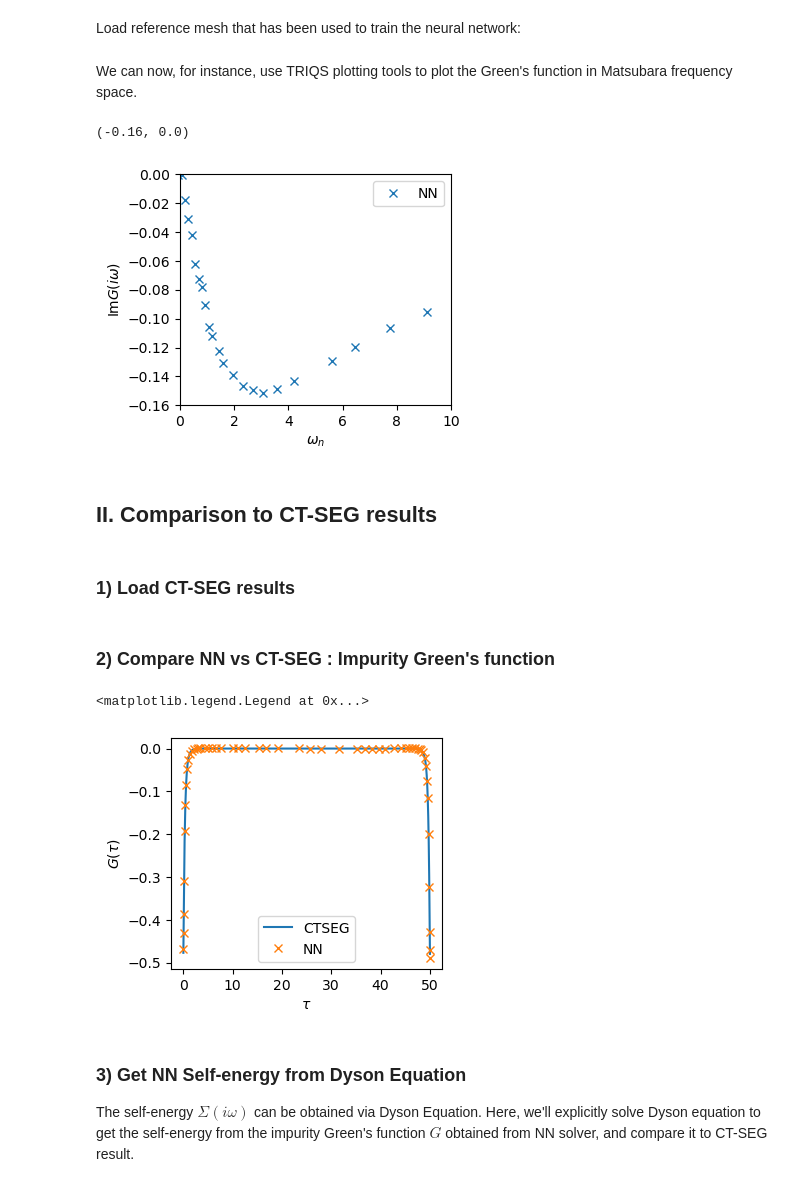
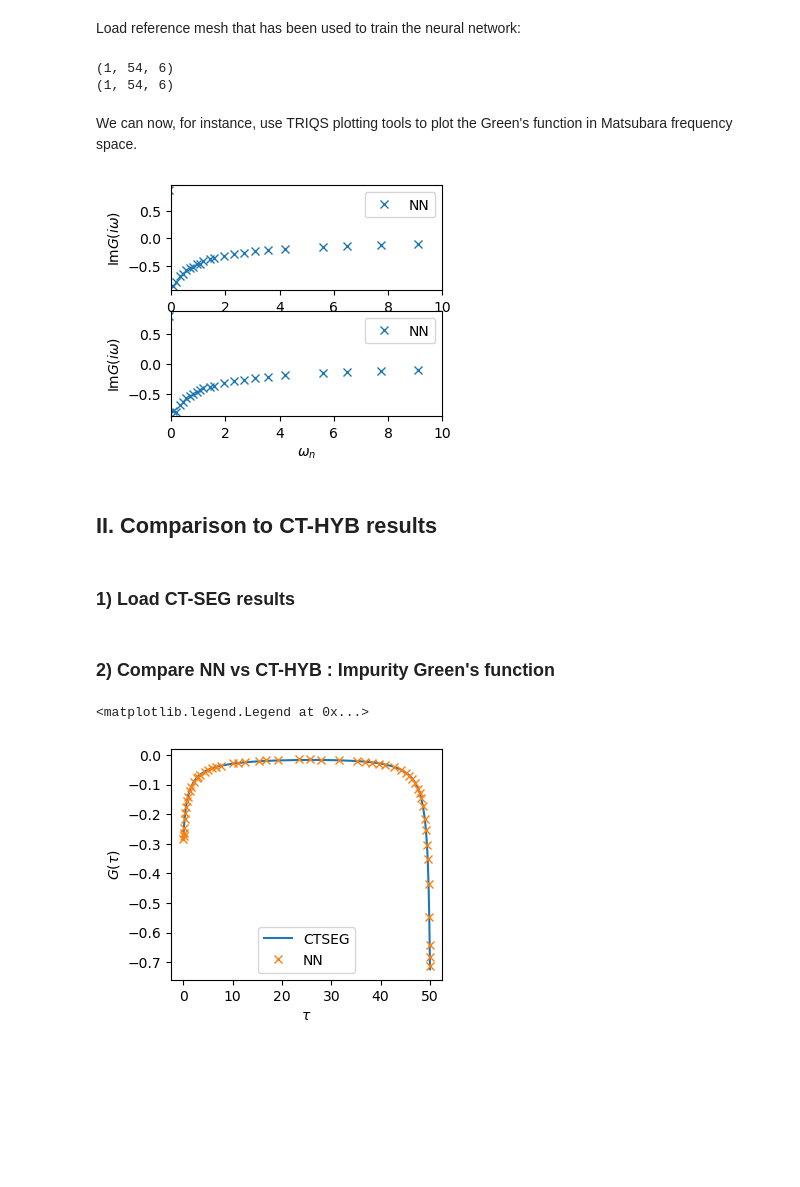
Before and after one commit to agnes-valenti/mlDMFT, a Jupyter notebook: mldmft/examples/2orbital/example_run_2orbs.ipynb, the cells around one changed output. Saved outputs shown, nothing was run; the diff lists cells and outputs as text; code cells hidden in the pictures; blank space fills up the shorter version.

```diff
--- a/mldmft/examples/2orbital/example_run_2orbs.ipynb
+++ b/mldmft/examples/2orbital/example_run_2orbs.ipynb
@@ -122,7 +110,8 @@ NN_current_dmft = np.copy(NNinput)
 G_dmft = {}
 
 batchsize = 1
-ndlr_taus = (NN_current_dmft.shape[-1]-3)//2
+ndlr_taus = (NN_current_dmft.shape[-1]-4)//6
+conv_loop = maxloops
 
 for iloop in range(maxloops):
 
@@ -137,17 +126,19 @@ for iloop in range(maxloops):
             if (conv_check < 1.0e-5):
                 print("Convergence reached at iteration ", iloop)
                 converged = True
+                conv_loop = iloop
                 break
             Goutput_prev = np.copy(Goutput)
             Goutput_eps = (1-epsilon)*Goutput + epsilon*Goutput_prev
-        outputvals = np.zeros((batchsize, ndlr_taus*2+3))
-        outputvals[:,-3]= Uval
-        outputvals[:,-2]= mu/Uval
-        outputvals[:,-1]= beta
-        outputvals[:,:-3] = t**2 * np.reshape(Goutput_eps, (1, ndlr_taus*2))
+        outputvals = np.zeros((batchsize, ndlr_taus*6+4))
+        outputvals[:,-4] = Uval
+        outputvals[:,-3] = mu/Uval
+        outputvals[:,-2] = J
+        outputvals[:,-1] = cfield
+        outputvals[:,:-4] = t**2 * np.reshape(Goutput_eps, (1, ndlr_taus*6))
 
         NN_current_dmft = outputvals #np.reshape(t**2 * Goutput, (1, ndlr_taus*2))
-        outputs = np.reshape(Goutput, (Goutput.shape[0], ndlr_taus, 2))
+        outputs = np.reshape(Goutput, (Goutput.shape[0], ndlr_taus, 3*2))
         if conv_check is not None:
            G_dmft[iloop] = {"conv error": conv_check, "G": outputs}
         if save_tofile:
@@ -221,33 +227,28 @@ from mldmft.utils import NNoutput_to_DLR, switch_mesh
 # %% [markdown]
 Load reference mesh that has been used to train the neural network:
 # %%
-# transform the NN output into a DLR Green's function, however at reference beta=70
-with HDFArchive(os.path.expanduser(os.path.join(path,f'models/orb1/mesh_beta{beta0:.0f}.h5')) ,'r') as h5:
-    mesh_beta0 = h5['mesh_dlr_imtime']
-
-output_dlr = NNoutput_to_DLR(outputs, mesh_beta0, sample_index=0)
-
-# switch beta to current beta by creating new grid and re-scaling
-wmax_val = 10
-eps_val = 1e-13
-dlr_mesh_new = MeshDLRImTime(beta=beta, statistic='Fermion', w_max=wmax_val, eps=eps_val) # new DLR mesh at current value of beta
-G_dlr = switch_mesh(output_dlr, beta_new=beta, beta_old=beta0, wmax_val=wmax_val, eps_val=eps_val)
-#Get DLRImTime and DLRImFreq G
+n_orb = 2
+Goutput = np.reshape(Goutput, (Goutput.shape[0], -1, n_orb*n_orb + n_orb))
+G_dlr = NNoutput_to_DLR(outputs, mesh_beta0)
 G_tau_dlr_NN = make_gf_dlr_imtime(G_dlr)
 G_iw_dlr_NN = make_gf_dlr_imfreq(G_dlr)
+# %% [output]
+(1, 54, 6)
+(1, 54, 6)
 # %% [markdown]
 We can now, for instance, use TRIQS plotting tools to plot the Green's function in Matsubara frequency space.
 # %%
-fig, ax = plt.subplots(1, 1, figsize=(3.5,3), dpi=100)
-ax.oplot(G_iw_dlr_NN['up'].imag, label='NN')
-ax.set_ylabel(r'Im$G(i\omega)$')
-ax.set_xlim(0,10)
-ax.set_ylim(-0.16,0)
+fig, ax = plt.subplots(2, 1, figsize=(3.5,3), dpi=100)
+ax[0].oplot(G_iw_dlr_NN['up'][0,0].imag, label='NN')
+ax[1].oplot(G_iw_dlr_NN['up'][1,1].imag, label='NN')
+for i in range(2):
+    ax[i].set_ylabel(r'Im$G(i\omega)$')
+    ax[i].set_xlim(0,10)
+    #ax[i].set_ylim(-0.16,0)
 # %% [output]
-(-0.16, 0.0)
-[figure, old version]
+[figure, new version]
 # %% [markdown]
-## II. Comparison to CT-SEG results
+## II. Comparison to CT-HYB results
 # %% [markdown]
 ### 1) Load CT-SEG results
 # %%
@@ -256,14 +258,11 @@ G_tau_ctseg = np.load(f'reference_outputs/gtau_ctseg_u7.0.npy')
 # %% [markdown]
-### 2) Compare NN vs CT-SEG : Impurity Green's function
+### 2) Compare NN vs CT-HYB : Impurity Green's function
 # %%
 fig, ax = plt.subplots(1, 1, figsize=(3.5,3), dpi=100)
-ax.plot(tauvals, G_tau_ctseg, label='CTSEG')
-ax.oplot(G_tau_dlr_NN['up'][0,0].real, label='NN')
+ax.plot(tauvals, G_tau_cthyb, label='CTHYB')
+ax.oplot(G_tau_dlr_NN['up'][1,1].real, label='NN')
 ax.set_ylabel(r'$G(\tau)$')
 ax.legend(loc='lower center')
 # %% [output]
 <matplotlib.legend.Legend at 0x...>
-[figure, old version]
+[figure, new version]
-# %% [markdown]
-### 3) Get NN Self-energy from Dyson Equation
-The self-energy $\Sigma(i\omega)$ can be obtained via Dyson Equation. Here, we'll explicitly solve Dyson equation to get the self-energy from the impurity Green's function $G$ obtained from NN solver, and compare it to CT-SEG result.
```
Also changed, not shown: parts of 13 cells of this notebook, 9 other files.
